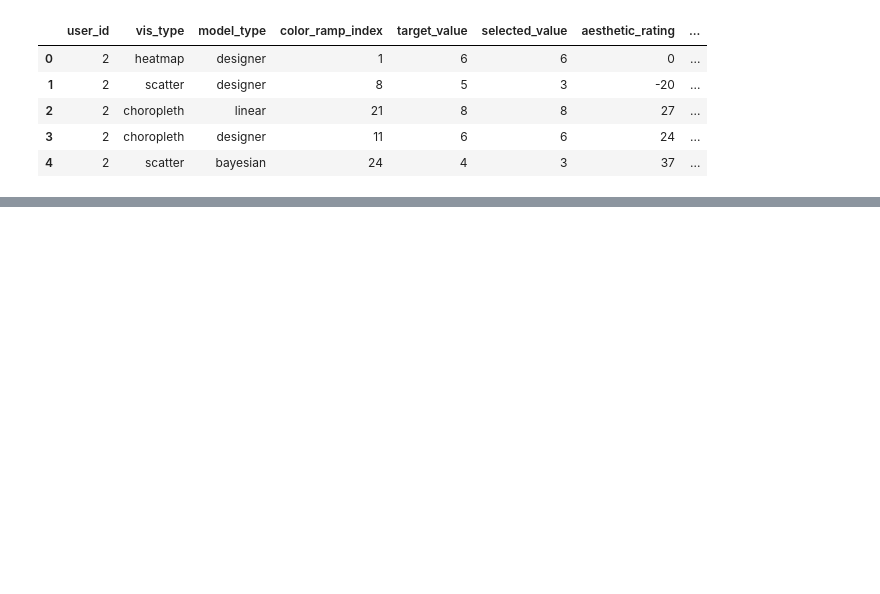
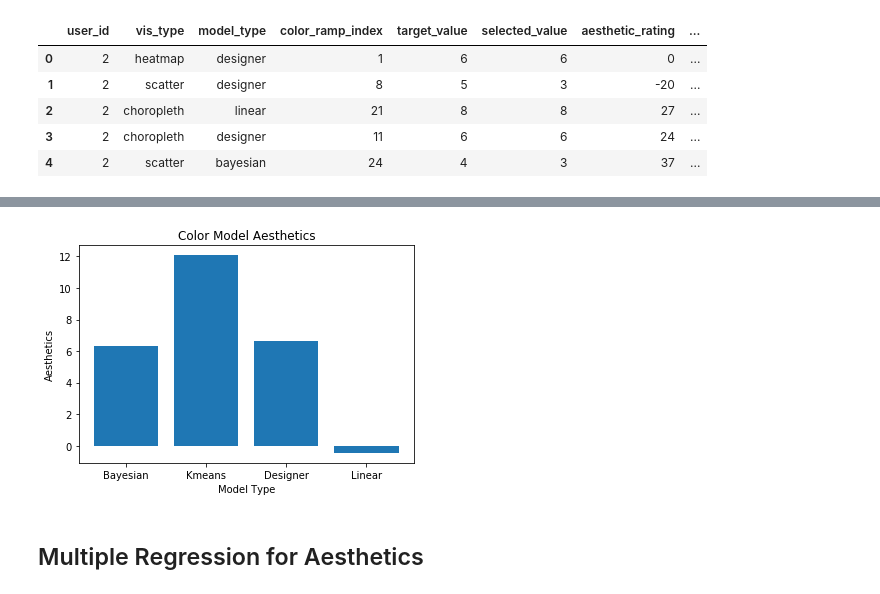
Before and after one commit to keke728/INFO5871_DataScience, a Jupyter notebook: Homework/final/Data/final-Analysis.ipynb, the cells around one changed output, grey strips where cells are left out. Drawn from its saved outputs; the diff is of its cells as text; code cells hidden in the pictures; blank space fills up the shorter version.

```diff
--- a/Homework/final/Data/final-Analysis.ipynb
+++ b/Homework/final/Data/final-Analysis.ipynb
@@ -28,0 +202,21 @@ cc_df.groupby('model_type')
+# %%
+# Make a bar chart for aesthetics:
+y_pos = np.arange(len(model_aesthetics))
+
+# Create bars
+plt.bar(y_pos, model_aesthetics)
+
+# Create names on the x-axis
+plt.xticks(y_pos, model)
+
+# Add title and axis names
+plt.title('Color Model Aesthetics')
+plt.xlabel('Model Type')
+plt.ylabel('Aesthetics')
+
+# Show graphic
+plt.show()
+# %% [output]
+[figure, added]
+# %% [markdown]
+## Multiple Regression for Aesthetics
```
Also changed, not shown: parts of 41 cells of this notebook.
